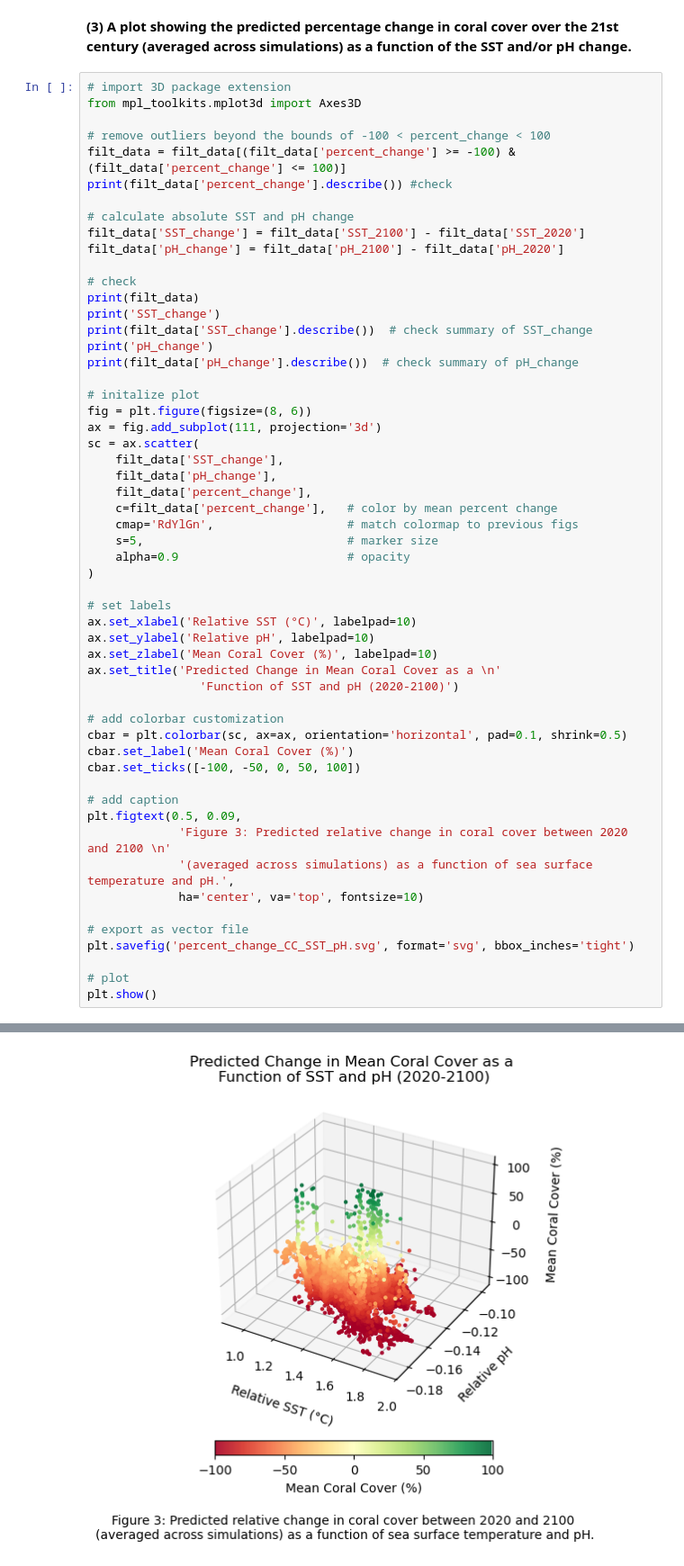
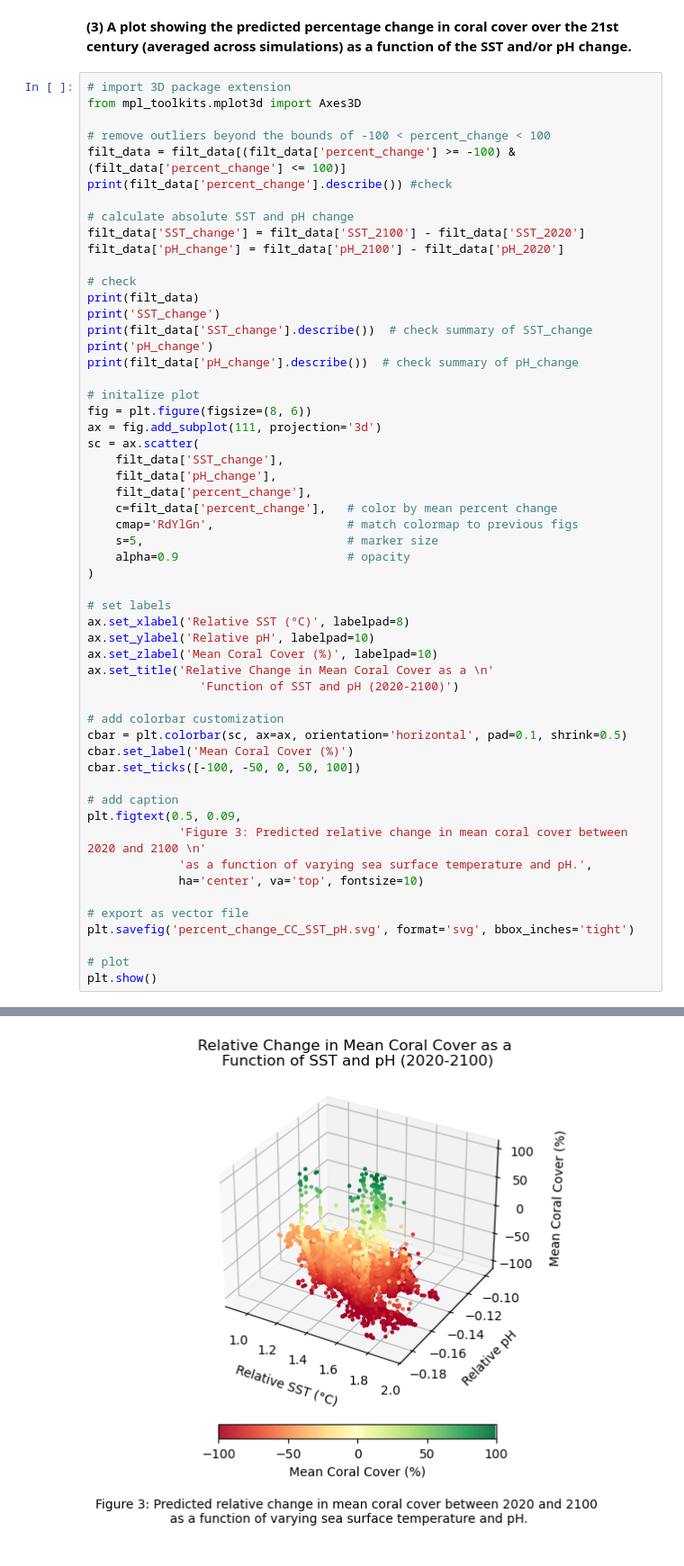
Before and after one commit to maluhiakinimaka/mbio691l-kinimaka, a Jupyter notebook: mbio691l_project_kinimaka.ipynb, the cells around one changed output, grey strips where cells are left out. Shown at 90% size. Cells and saved outputs as stored; diff of their text form.

Commit message:
Adjust labels figure 3

```diff
--- a/mbio691l_project_kinimaka.ipynb
+++ b/mbio691l_project_kinimaka.ipynb
@@ -279,10 +279,10 @@ sc = ax.scatter(
 )
 
 # set labels
-ax.set_xlabel('Relative SST (°C)', labelpad=10)
+ax.set_xlabel('Relative SST (°C)', labelpad=8)
 ax.set_ylabel('Relative pH', labelpad=10)
 ax.set_zlabel('Mean Coral Cover (%)', labelpad=10)
-ax.set_title('Predicted Change in Mean Coral Cover as a \n'
+ax.set_title('Relative Change in Mean Coral Cover as a \n'
                 'Function of SST and pH (2020-2100)')
 
 # add colorbar customization
@@ -290,33 +290,33 @@ cbar = plt.colorbar(sc, ax=ax, orientation='horizontal', pad=0.1, shrink=0.5)
 cbar.set_label('Mean Coral Cover (%)')
 cbar.set_ticks([-100, -50, 0, 50, 100])
 
 # add caption
 plt.figtext(0.5, 0.09,
-             'Figure 3: Predicted relative change in coral cover between 2020 and 2100 \n'
-             '(averaged across simulations) as a function of sea surface temperature and pH.',
+             'Figure 3: Predicted relative change in mean coral cover between 2020 and 2100 \n'
+             'as a function of varying sea surface temperature and pH.',
              ha='center', va='top', fontsize=10)
 
 # export as vector file
 plt.savefig('percent_change_CC_SST_pH.svg', format='svg', bbox_inches='tight')
 
 # plot
 plt.show()
 # %% [output]
 count    52216.000000
 mean       -71.662051
 std         18.789106
 min       -100.000000
 25%        -85.778011
 50%        -72.121348
 75%        -58.751162
 max         99.445978
 Name: percent_change, dtype: float64
                           coral_cover_2020  coral_cover_2100   SST_2020   SST_2100  ...   latitude  percent_change  SST_change  pH_change
 lon_lat                                                                             ...
 (-179.91667, -18.976564)          0.694929          0.324930  26.702327  27.890377  ... -18.976564      -53.242741    1.188050  -0.154170
 ... (72 lines left out)
 50%         -0.148413
 75%         -0.143452
 max         -0.097924
 Name: pH_change, dtype: float64
-[figure, old version]
+[figure, new version]
```
Also changed, not shown: 1 other file.
